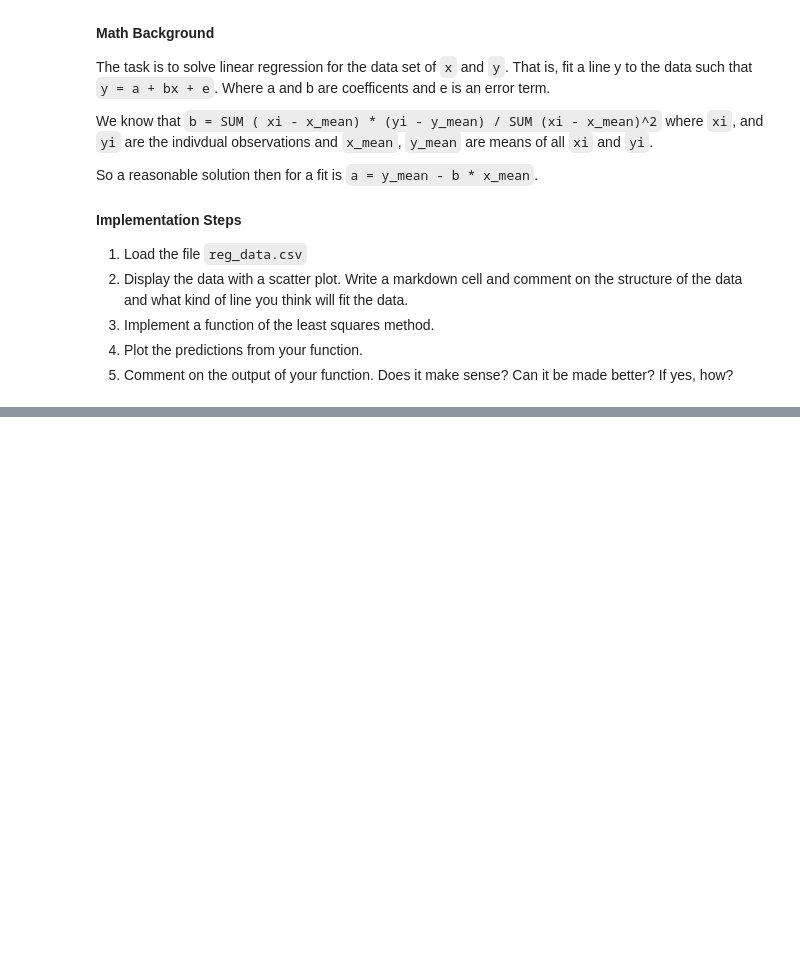
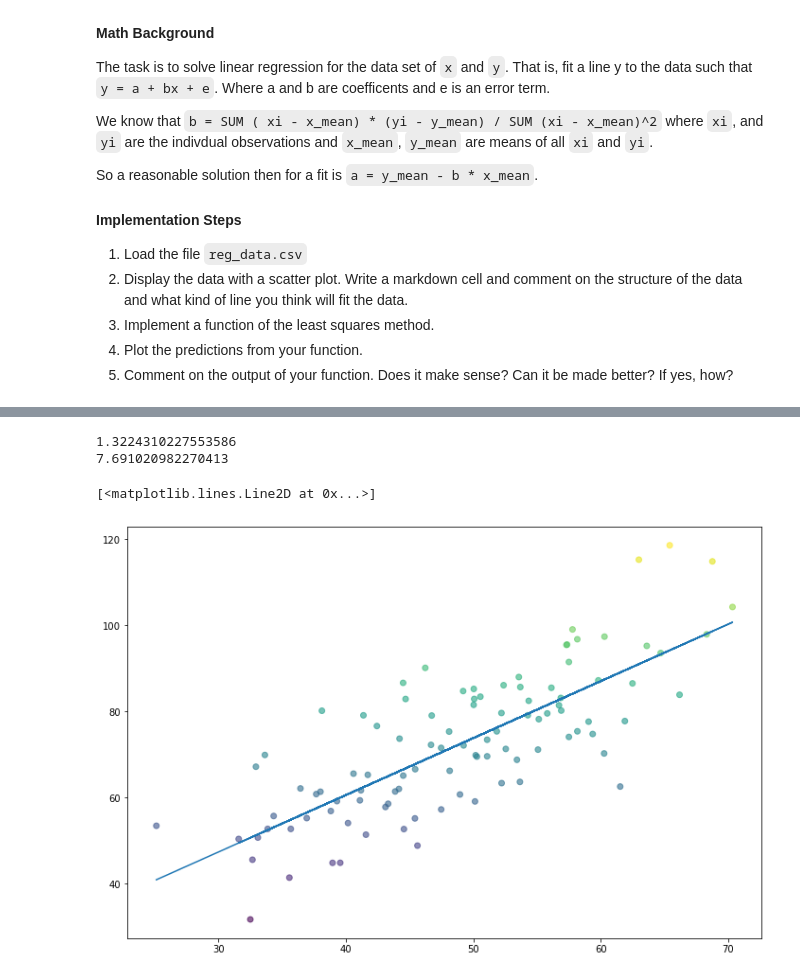
Before and after one commit to wojtekgradzinski/AISpring21, a Jupyter notebook: M3_Machine_Learning/D2 - Linear Regression/07ml2.ipynb, the cells around one changed output, grey strips where cells are left out. Drawn from its saved outputs; the diff is of its cells as text; code cells hidden in the pictures; blank space fills up the shorter version.

```diff
--- a/M3_Machine_Learning/D2 - Linear Regression/07ml2.ipynb
+++ b/M3_Machine_Learning/D2 - Linear Regression/07ml2.ipynb
@@ -62,3 +50,27 @@ print(a)
+# %%
+# x_mean = np.mean(x_train)
+# y_mean = np.mean(y_train)
+
+x_mean = np.mean(df.X)
+y_mean = np.mean(df.Y)
+b_upper = 0
+b_lower = 0
+X1 = df.X
+Y1 = df.Y
+for i in range(len(X1)):
+    b_upper += (X1[i] - x_mean)*(Y1[i] - y_mean)
+    b_lower += (X1[i] - x_mean)**2
+b = b_upper / b_lower
+a = y_mean - b*x_mean
+
+a = a-0.3
+
+
+print(b)
+print(a)
+# %% [output]
+1.3224310227553586
+7.691020982270413
 # %%
 assert abs(a - 7.72) <=0.03
 assert abs(b - 1.32) <=0.03
@@ -70,3 +77,14 @@ raise NotImplementedError()
+# %%
+line = 0
+x = np.array([])
+y_pred = b * X1 + a
+plt.figure(figsize=(12,8))
+plt.scatter(X, Y, c = Y, alpha = .6)
+plt.plot(X, y_pred)
+#raise NotImplementedError()
+# %% [output]
+[<matplotlib.lines.Line2D at 0x...>]
+[figure, added]
 # %%
 assert abs(a +3*b - 11.69) <= 0.05
 assert abs(a +100*b - 140) <= 1
```
Also changed, not shown: parts of 6 cells of this notebook.
